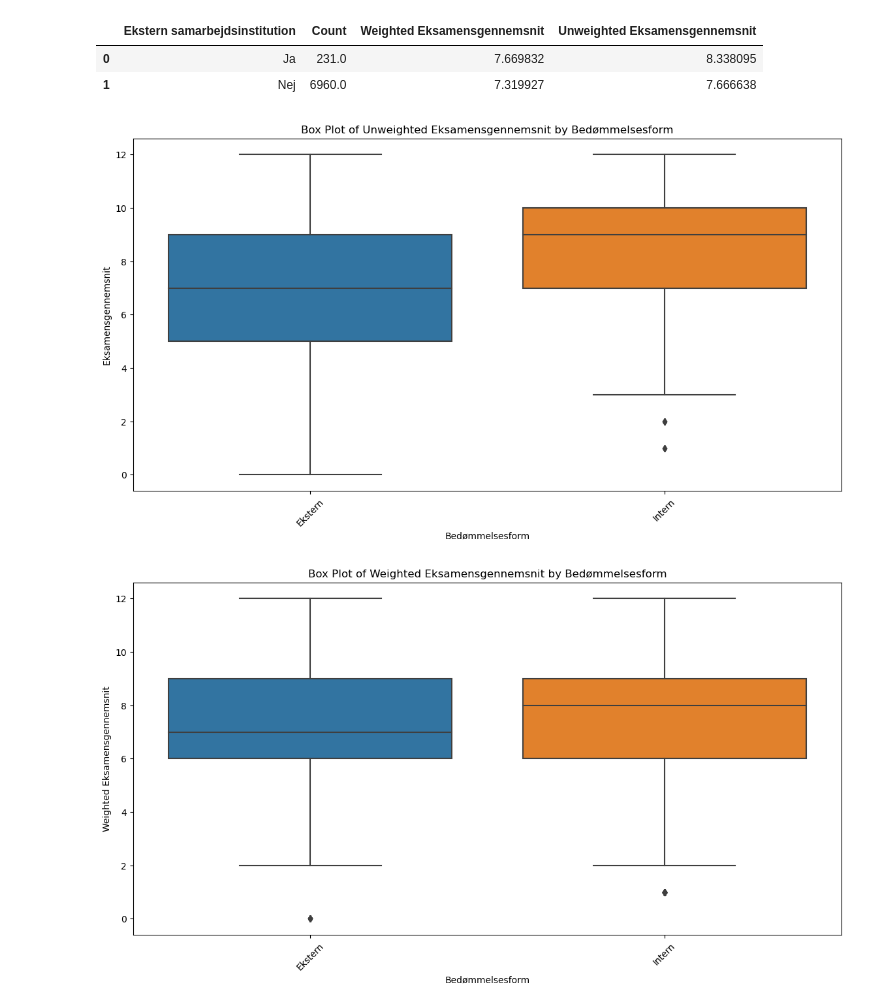
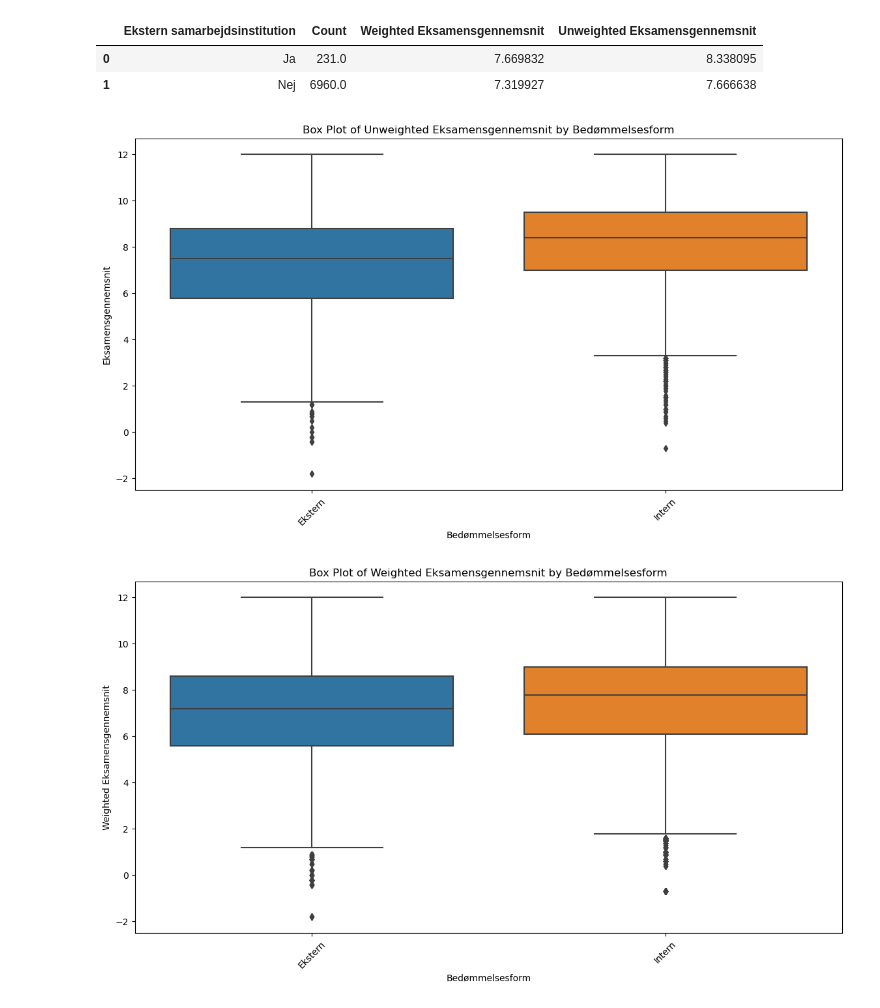
Before and after one commit to fmb622/isds2024exam, a Jupyter notebook: plots.ipynb, the cells around one changed output. Cells and saved outputs as stored; diff of their text form; code cells hidden in the pictures.

```diff
--- a/plots.ipynb
+++ b/plots.ipynb
@@ -52,15 +49,12 @@ plt.show()
 # %% [output]
 [figure]
 # %%
-# Load the Excel file
-clean_merged_df = pd.read_csv('./cleaned_merged_course_data.csv')
-
 # Ensure the necessary columns are numeric
-clean_merged_df['Fremmødte'] = pd.to_numeric(clean_merged_df['Fremmødte'], errors='coerce')
-clean_merged_df['Eksamensgennemsnit'] = pd.to_numeric(clean_merged_df['Eksamensgennemsnit'], errors='coerce')
+df['Fremmødte'] = pd.to_numeric(df['Fremmødte'], errors='coerce')
+df['Eksamensgennemsnit'] = pd.to_numeric(df['Eksamensgennemsnit'], errors='coerce')
 
 # Group by 'Kursustype' and calculate weighted and unweighted averages
-summary_df = cleaned_df.groupby('Kursustype').apply(
+summary_df = df.groupby('Kursustype').apply(
     lambda x: pd.Series({
         'Count': x.shape[0],
         'Weighted GPA': (x['Eksamensgennemsnit'] * x['Fremmødte']).sum() / x['Fremmødte'].sum(),
@@ -140,18 +127,13 @@ summary_df
 | 0 | Ja | 5585.0 | 7.504585 | 7.797690 |
 | 1 | Nej | 1606.0 | 6.867930 | 7.307472 |
 # %%
-clean_merged_df = pd.read_csv('./cleaned_merged_course_data.csv')
-
 # Ensure the necessary columns are numeric
-clean_merged_df['Fremmødte'] = pd.to_numeric(clean_merged_df['Fremmødte'], errors='coerce')
-clean_merged_df['Eksamensgennemsnit'] = clean_merged_df['Eksamensgennemsnit'].astype(str).str.replace(',', '.')
-clean_merged_df['Eksamensgennemsnit'] = pd.to_numeric(clean_merged_df['Eksamensgennemsnit'], errors='coerce')
-
-# Drop rows with NaN values in the necessary columns
-cleaned_df = clean_merged_df.dropna(subset=['Fremmødte', 'Eksamensgennemsnit', 'Hjælpemidler'])
+df['Fremmødte'] = pd.to_numeric(df['Fremmødte'], errors='coerce')
+df['Eksamensgennemsnit'] = df['Eksamensgennemsnit'].astype(str).str.replace(',', '.')
+df['Eksamensgennemsnit'] = pd.to_numeric(df['Eksamensgennemsnit'], errors='coerce')
 
 # Calculate weighted and unweighted averages, and count for each Hjælpemidler
-summary_df = cleaned_df.groupby('Hjælpemidler').apply(
+summary_df = df.groupby('Hjælpemidler').apply(
     lambda x: pd.Series({
         'Count': x.shape[0],  # Count of occurrences
         'Weighted Eksamensgennemsnit': (x['Eksamensgennemsnit'] * x['Fremmødte']).sum() / x['Fremmødte'].sum(),
@@ -166,18 +148,13 @@ summary_df
 | 0 | Ikke tilladt | 972.0 | 7.492445 | 7.958333 |
 | 1 | Tilladt | 6219.0 | 7.307642 | 7.645988 |
 # %%
-clean_merged_df = pd.read_csv('./cleaned_merged_course_data.csv')
-
 # Ensure the necessary columns are numeric
-clean_merged_df['Fremmødte'] = pd.to_numeric(clean_merged_df['Fremmødte'], errors='coerce')
-clean_merged_df['Eksamensgennemsnit'] = clean_merged_df['Eksamensgennemsnit'].astype(str).str.replace(',', '.')
-clean_merged_df['Eksamensgennemsnit'] = pd.to_numeric(clean_merged_df['Eksamensgennemsnit'], errors='coerce')
-
-# Drop rows with NaN values in the necessary columns
-cleaned_df = clean_merged_df.dropna(subset=['Fremmødte', 'Eksamensgennemsnit', 'Ekstern samarbejdsinstitution'])
+df['Fremmødte'] = pd.to_numeric(df['Fremmødte'], errors='coerce')
+df['Eksamensgennemsnit'] = df['Eksamensgennemsnit'].astype(str).str.replace(',', '.')
+df['Eksamensgennemsnit'] = pd.to_numeric(df['Eksamensgennemsnit'], errors='coerce')
 
 # Calculate weighted and unweighted averages, and count for each Hjælpemidler
-summary_df = cleaned_df.groupby('Ekstern samarbejdsinstitution').apply(
+summary_df = df.groupby('Ekstern samarbejdsinstitution').apply(
     lambda x: pd.Series({
         'Count': x.shape[0],  # Count of occurrences
         'Weighted Eksamensgennemsnit': (x['Eksamensgennemsnit'] * x['Fremmødte']).sum() / x['Fremmødte'].sum(),
@@ -192,34 +169,32 @@ summary_df
 | 0 | Ja | 231.0 | 7.669832 | 8.338095 |
 | 1 | Nej | 6960.0 | 7.319927 | 7.666638 |
 # %%
-clean_merged_df = pd.read_csv('./cleaned_merged_course_data.csv')
-
 # Ensure necessary columns are numeric
-clean_merged_df['Fremmødte'] = pd.to_numeric(clean_merged_df['Fremmødte'], errors='coerce')
-clean_merged_df['Eksamensgennemsnit'] = pd.to_numeric(clean_merged_df['Eksamensgennemsnit'], errors='coerce')
+df['Fremmødte'] = pd.to_numeric(df['Fremmødte'], errors='coerce')
+df['Eksamensgennemsnit'] = pd.to_numeric(df['Eksamensgennemsnit'], errors='coerce')
 
 # Create a weighted version of 'Eksamensgennemsnit' and expand the dataset
-weighted_data = clean_merged_df.loc[clean_merged_df.index.repeat(clean_merged_df['Fremmødte'])].copy()
+weighted_data = df.loc[df.index.repeat(df['Fremmødte'])].copy()
 weighted_data['Weighted Eksamensgennemsnit'] = weighted_data['Eksamensgennemsnit']
 
 # --- Plot Unweighted Box Plot ---
 plt.figure(figsize=(14, 7))
-sns.boxplot(x='Bedømmelsesform', y='Eksamensgennemsnit', data=clean_merged_df)
+sns.boxplot(x='Bedømmelsesform', y='Eksamensgennemsnit', data=df)
 plt.title('Box Plot of Unweighted Eksamensgennemsnit by Bedømmelsesform')
 plt.xlabel('Bedømmelsesform')
 plt.ylabel('Eksamensgennemsnit')
 plt.xticks(rotation=45)  # Rotate x labels for better readability
 plt.show()
 
 # --- Plot Weighted Box Plot ---
 plt.figure(figsize=(14, 7))
 sns.boxplot(x='Bedømmelsesform', y='Weighted Eksamensgennemsnit', data=weighted_data)
 plt.title('Box Plot of Weighted Eksamensgennemsnit by Bedømmelsesform')
 plt.xlabel('Bedømmelsesform')
 plt.ylabel('Weighted Eksamensgennemsnit')
 plt.xticks(rotation=45)  # Rotate x labels for better readability
 plt.show()
 # %% [output]
-[figure, old version]
+[figure, new version]
-[figure, old version]
+[figure, new version]
 # %%
```
Also changed, not shown: parts of 5 cells of this notebook, 2 other files.
